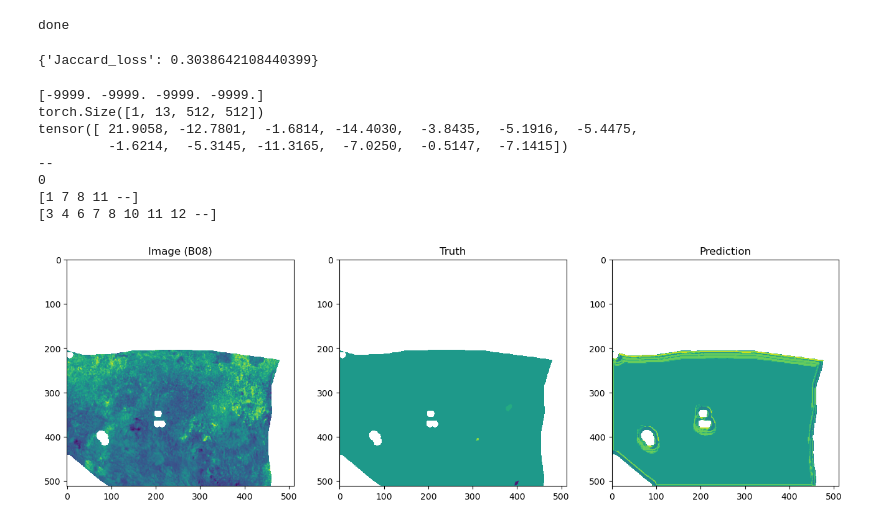
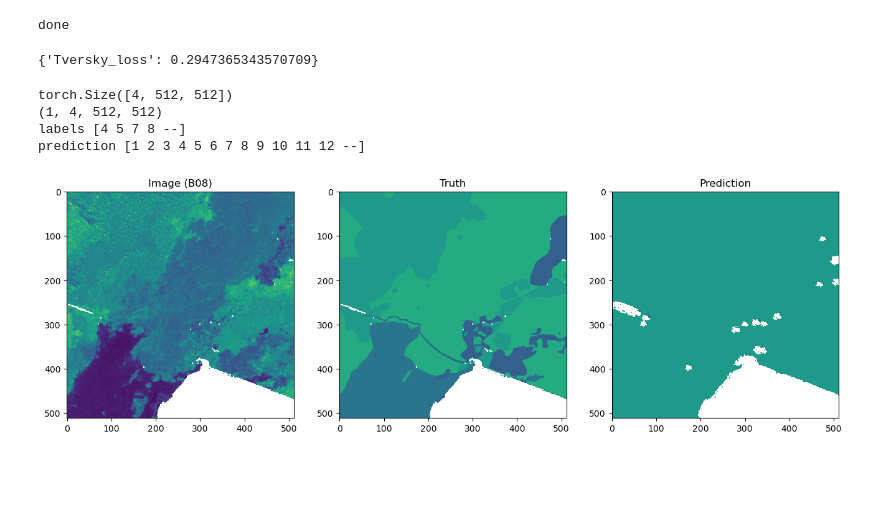
Before and after one commit to caseyslaught/smartcarte-containers, a Jupyter notebook: notebooks/src/RunBuildModel.ipynb, the cells around one changed output. Saved outputs shown, nothing was run; the diff lists cells and outputs as text; code cells hidden in the pictures; blank space fills up the shorter version.

```diff
--- a/notebooks/src/RunBuildModel.ipynb
+++ b/notebooks/src/RunBuildModel.ipynb
@@ -84,7 +84,7 @@ CLASS_INDEXES = list(CLASSES.values())
 DEVICE = 'cuda'
 
 model = smp.UnetPlusPlus(
-    encoder_name='vgg16', # 'resnet18',
+    encoder_name='vgg16', # resnet18, resnet50, vgg16
     encoder_depth=5,
     encoder_weights='imagenet',
     decoder_use_batchnorm=True,
@@ -97,11 +97,14 @@ model = smp.UnetPlusPlus(
 )
 
 
-#loss = smp.losses.DiceLoss(mode="multiclass")
-#loss.__name__ = 'Dice_loss'
+# loss = smp.losses.DiceLoss(mode="multiclass")
+# loss.__name__ = 'Dice_loss'
 
-loss = smp.losses.JaccardLoss(mode="multiclass")
-loss.__name__ = 'Jaccard_loss'
+# loss = smp.losses.JaccardLoss(mode="multiclass")
+# loss.__name__ = 'Jaccard_loss'
+
+loss = smp.losses.TverskyLoss(mode="multiclass")
+loss.__name__ = "Tversky_loss"
 
 optimizer = optim.Adam(params=model.parameters(), lr=0.001)
 
@@ -124,10 +127,10 @@ test_epoch = smp_utils.train.ValidEpoch(
 # %%
 max_score = 0
 
-for i in range(0, 4):
+
+for i in range(0, 2):
     train_logs = train_epoch.run(train_dataloader)
     test_logs = test_epoch.run(test_dataloader)
-    # umm isn't this just saving the last model?
     torch.save(model, './best_model.pth')
 
 print('done')
@@ -146,9 +149,10 @@ val_epoch = smp.utils.train.ValidEpoch(
 logs = val_epoch.run(val_dataloader)
 print(logs)
 # %% [output]
-{'Jaccard_loss': 0.3038642108440399}
+{'Tversky_loss': 0.2947365343570709}
 # %%
 import matplotlib.pyplot as plt
+import numpy as np
 import torch
 import torch.nn as nn
 
@@ -163,62 +167,46 @@ if rows.ndim == 1:
 for i in range(count):
 
     row = rows[i]
-    image, labels = val_dataset[i]
+    image, labels = train_dataset[i+2] #val_dataset[i]
+
+    print(image.shape)
+
     image = np.expand_dims(image, 0)
 
-    print(image[0, :, 100, 100])
+    print(image.shape)
 
-    test = image[0, 3, :, :]
-    test = np.ma.array(test, mask=(test==NODATA_FLOAT32))
     image = torch.tensor(image)
 
     prediction = best_model.predict(image)
-
-    print(prediction.shape)
-    print(prediction[0, :, 100, 100])
-
 
     softmax = nn.Softmax(dim=1)
     probabilities = softmax(prediction)
 
     prediction = torch.argmax(probabilities, dim=1).squeeze(1)
     prediction = (prediction.squeeze().cpu().numpy().round())
     prediction = np.ma.array(prediction, mask=(prediction==0))
 
-
-    print(prediction[100, 100])
-
-
     labels = labels.squeeze().numpy()
-
-    print(labels[100, 100])
-
     labels = np.ma.array(labels, mask=(labels==0))
 
-
-    print(np.unique(labels))
-    print(np.unique(prediction))
-
-
+    print('labels', np.unique(labels))
+    print('prediction', np.unique(prediction))
 
     nir_data = image.squeeze()[3].numpy()
     nir_data = np.ma.array(nir_data, mask=(nir_data==NODATA_FLOAT32))
 
     row[0].imshow(nir_data)
     row[0].set_title('Image (B08)')
 
     row[1].imshow(labels, vmin=0, vmax=13)
     row[1].set_title('Truth')
 
+
     row[2].imshow(prediction, vmin=0, vmax=13)
     row[2].set_title('Prediction')
 # %% [output]
-[-9999. -9999. -9999. -9999.]
-torch.Size([1, 13, 512, 512])
-tensor([ 21.9058, -12.7801,  -1.6814, -14.4030,  -3.8435,  -5.1916,  -5.4475,
-         -1.6214,  -5.3145, -11.3165,  -7.0250,  -0.5147,  -7.1415])
---
-0
-[1 7 8 11 --]
-[3 4 6 7 8 10 11 12 --]
+torch.Size([4, 512, 512])
+(1, 4, 512, 512)
+labels [4 5 7 8 --]
+prediction [1 2 3 4 5 6 7 8 9 10 11 12 --]
-[figure, old version]
+[figure, new version]
```
Also changed, not shown: parts of 1 cell of this notebook, 2 other files.
